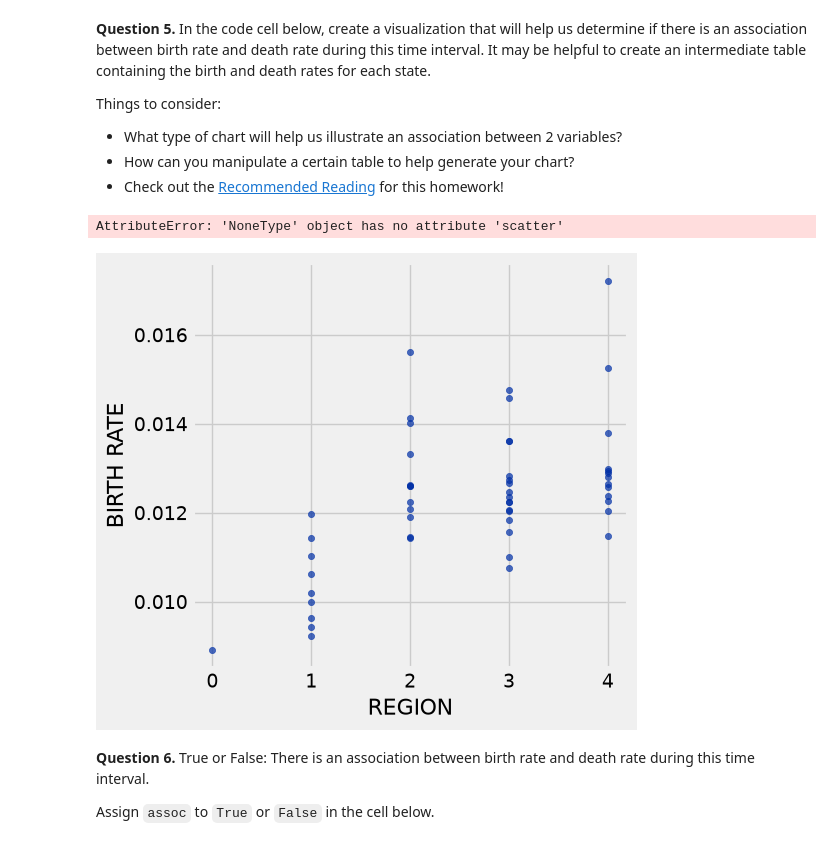
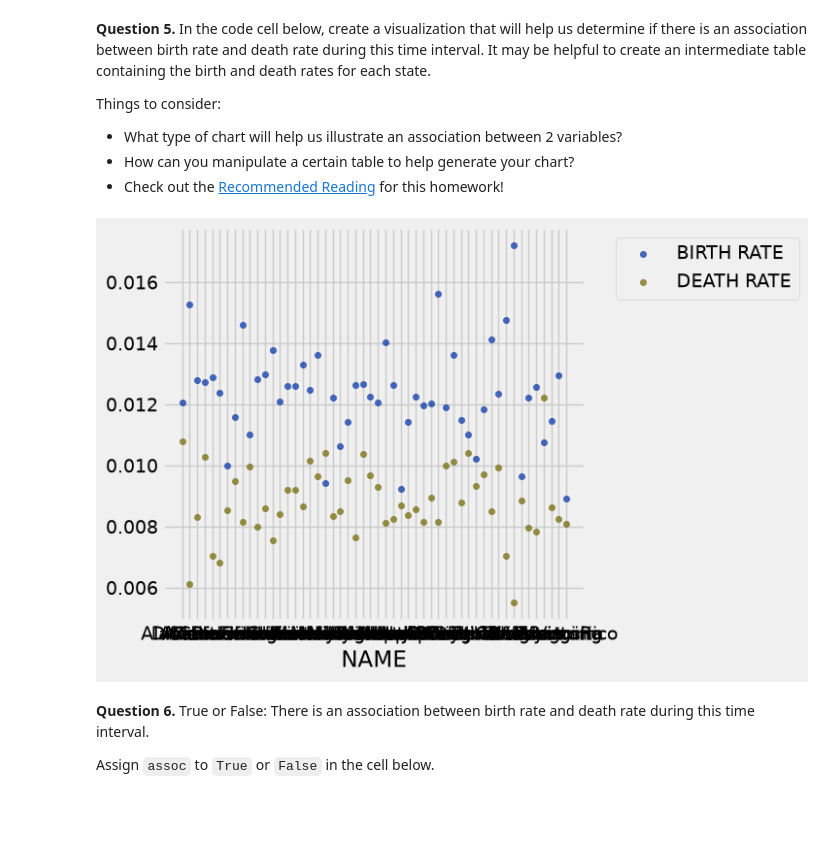
Before and after one commit to cblack-3/cblack-DA-Fall-Intro, a Jupyter notebook: Homework 3 - Visualizations/hw03.ipynb, the cells around one changed output. Cells and saved outputs as stored; diff of their text form; code cells hidden in the pictures; blank space fills up the shorter version.

```diff
--- a/Homework 3 - Visualizations/hw03.ipynb
+++ b/Homework 3 - Visualizations/hw03.ipynb
@@ -316,12 +316,12 @@ Things to consider:
 # %%
 # In this cell, use birth_rates and death_rates to generate your visualization
 birth_rates_2015 = pop.column('BIRTHS') / pop.column('2015')
 death_rates_2015 = pop.column('DEATHS') / pop.column('2015')
-vis_table = pop.with_columns('BIRTH RATE', birth_rates_2015, 'DEATH RATE', death_rates_2015)
-vis_table.scatter('REGION', 'BIRTH RATE').scatter('REGION', 'DEATH RATE')
+name_array = pop.column('NAME')
+vis_table = Table().with_columns('BIRTH RATE', birth_rates_2015, 'DEATH RATE', death_rates_2015, 'NAME', name_array)
+vis_table.scatter('NAME')
 # %% [output]
-AttributeError: 'NoneType' object has no attribute 'scatter'
-[figure, old version]
+[figure, new version]
 # %% [markdown]
 <!-- END QUESTION -->
 
```
Also changed, not shown: parts of 2 cells of this notebook, 1 other file.
